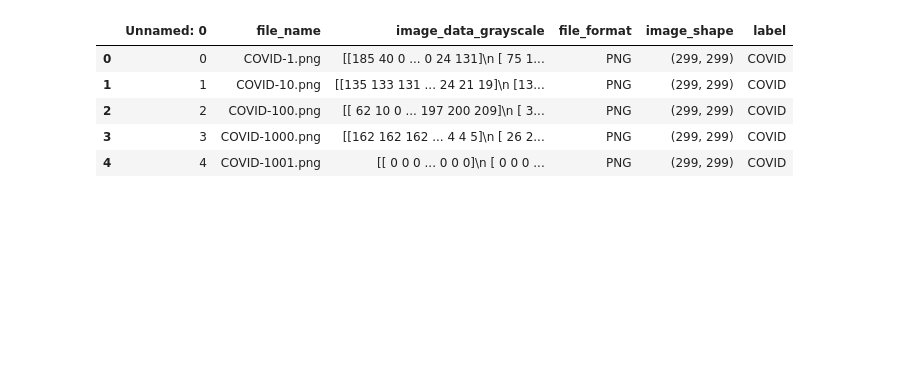
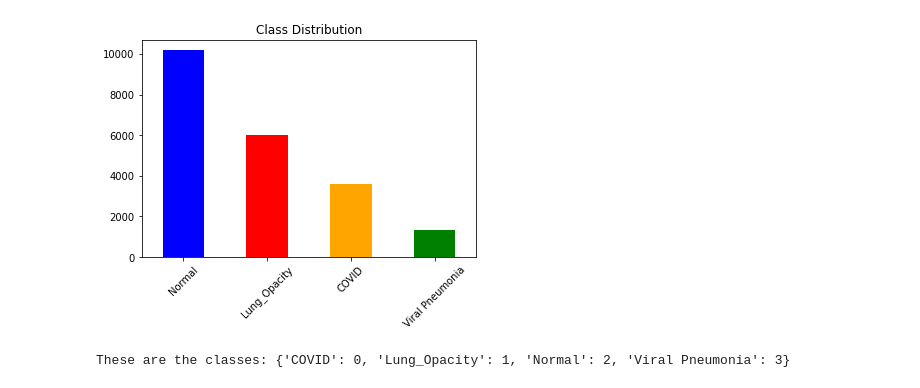
Before and after one commit to BreakoutMentors/Data-Science-and-Machine-Learning, a Jupyter notebook: machine_learning/lesson 4 - Convolutional Neural Networks/Intro_to_CNNs.ipynb, the cells around one changed output. Saved outputs shown, nothing was run; the diff lists cells and outputs as text; code cells hidden in the pictures; blank space fills up the shorter version.

```diff
--- a/machine_learning/lesson 4 - Convolutional Neural Networks/Intro_to_CNNs.ipynb
+++ b/machine_learning/lesson 4 - Convolutional Neural Networks/Intro_to_CNNs.ipynb
@@ -32,18 +35,16 @@ Streaming output truncated to the last 5000 lines.
 # %%
 import pandas as pd
 import numpy as np
 import matplotlib.pyplot as plt
 import PIL
 
 dataframe = pd.read_csv("/content/metadata.csv")
-dataframe.head()
+dataframe['label'].value_counts().plot.bar(color=['b', 'r', 'orange', 'g'])
+plt.xticks(rotation=45)
+plt.title('Class Distribution')
+plt.show()
 # %% [output]
-|  | Unnamed: 0 | file_name | image_data_grayscale | file_format | image_shape | label |
-| 0 | 0 | COVID-1.png | [[185 40 0 ... 0 24 131]\n [ 75 1... | PNG | (299, 299) | COVID |
-| 1 | 1 | COVID-10.png | [[135 133 131 ... 24 21 19]\n [13... | PNG | (299, 299) | COVID |
-| 2 | 2 | COVID-100.png | [[ 62 10 0 ... 197 200 209]\n [ 3... | PNG | (299, 299) | COVID |
-| 3 | 3 | COVID-1000.png | [[162 162 162 ... 4 4 5]\n [ 26 2... | PNG | (299, 299) | COVID |
-| 4 | 4 | COVID-1001.png | [[ 0 0 0 ... 0 0 0]\n [ 0 0 0 ... | PNG | (299, 299) | COVID |
+[figure, added]
 # %%
 import torch
 from torchvision.datasets import ImageFolder
@@ -56,7 +57,7 @@ stds = (0.229, 0.224, 0.225)
 
 # Add more transforms tomorrow
 transforms = transforms.Compose([
-    transforms.Resize(255),
+    transforms.Resize(224),
     transforms.ToTensor(),
     transforms.Normalize(means, stds), # Means and STDs of ImageNet
 ])
@@ -82,6 +83,14 @@ batch_size = 16
 train_dataloader = torch.utils.data.DataLoader(training_data, batch_size=batch_size, shuffle=True)
 test_dataloader = torch.utils.data.DataLoader(testing_data, batch_size=batch_size)
 val_dataloader = torch.utils.data.DataLoader(val_data, batch_size=batch_size)
+
+# Using dictionaries to easily access all the dataloaders and datasets
+loaders = {'train':train_dataloader, 'valid':val_dataloader, 'test':test_dataloader}
+datasets = {'train':training_data, 'valid':val_data, 'test':testing_data}
+
+print("These are the classes:", dataset.class_to_idx)
+# %% [output]
+These are the classes: {'COVID': 0, 'Lung_Opacity': 1, 'Normal': 2, 'Viral Pneumonia': 3}
 # %%
 import torchvision.transforms.functional as F
 
```
Also changed, not shown: parts of 13 cells of this notebook.
